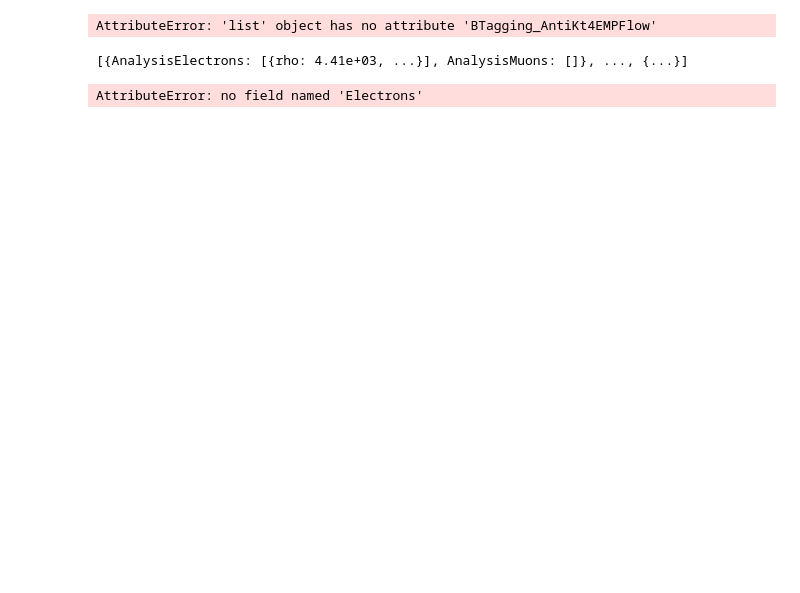
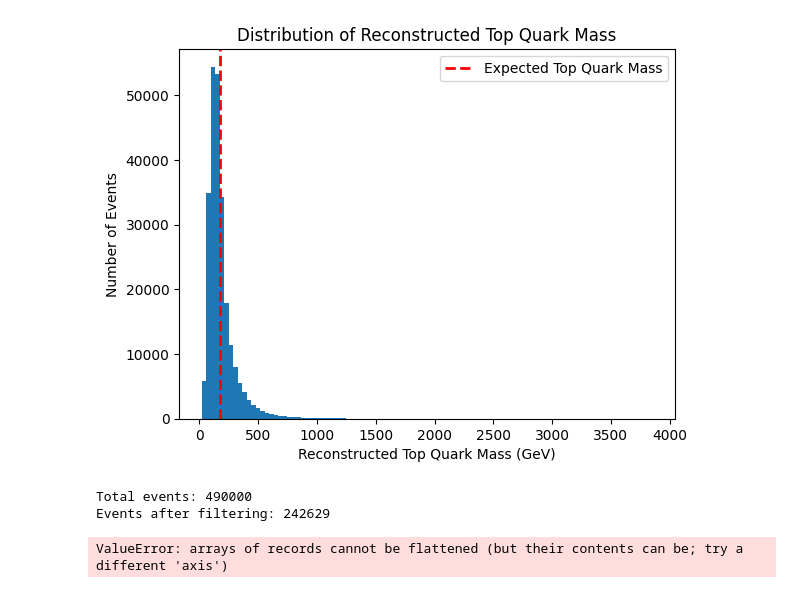
Before and after one commit to Zhavi221/atlas-utilization, a Jupyter notebook: main.ipynb, the cells around one changed output. Saved outputs shown, nothing was run; the diff lists cells and outputs as text; code cells hidden in the pictures; blank space fills up the shorter version.

Commit message:
parse files functions work on generic schema and also checks if a branch exists

```diff
--- a/main.ipynb
+++ b/main.ipynb
@@ -15,5 +15,4 @@ import traceback
 %load_ext autoreload
 %autoreload 2
 # %%
-atlasparser = parser.ATLAS_Parser(release_year='2020')
-atlasparser.get_real_record_uris()
+atlasparser = parser.ATLAS_Parser(release_year='')
@@ -59,41 +58,38 @@ def no_overlap(obj1, obj2, deltaR=0.4):
 
 def mjjj(jets):
     candidates = ak.combinations(jets, 3)
     j1, j2, j3 = ak.unzip(candidates)
-    has_b = (j1.is_bjet + j2.is_bjet + j3.is_bjet) > 0
     candidates["p4"] = j1 + j2 + j3
-    candidates = candidates[has_b]
     candidates = candidates[ak.argmax(candidates.p4.pt, axis=1, keepdims=True)]
     return candidates.p4.mass
 
 def processed(events):
     events = copy.copy(events) # shallow copy
-    events["Jets", "btag_prob"] = events.BTagging_AntiKt4EMPFlow.DL1dv01_pb
     events["Electrons"] = selected_electrons(events.Electrons)
     events["Muons"] = selected_muons(events.Muons)
     events["Jets"] = selected_jets(events.Jets)
     events["Jets"] = events.Jets[no_overlap(events.Jets, events.Electrons)]
-    events["Jets", "is_bjet"] = events.Jets.btag_prob > 0.85
     events = events[
         (ak.num(events.Jets) >= 4) # at least 4 jets
         & ((ak.num(events.Electrons) + ak.num(events.Muons)) == 1) # exactly one lepton
-        & (ak.num(events.Jets[events.Jets.is_bjet]) >= 2) # at least two btagged jets with prob > 0.85
     ]
     return ak.to_packed(events)
 
-events = processed(atlas_parser.events)
+events = processed(atlasparser.events)
 plt.hist(ak.flatten(mjjj(events.Jets) / GeV, axis=None), bins=100)
 plt.xlabel("Reconstructed Top Quark Mass (GeV)")
 plt.ylabel("Number of Events")
 plt.title("Distribution of Reconstructed Top Quark Mass")
 plt.axvline(172.76, color='r', linestyle='dashed', linewidth=2, label='Expected Top Quark Mass')
 plt.legend()
 plt.show()
 
-print('Total events:', len(atlas_parser.events))
+print('Total events:', len(atlasparser.events))
 print('Events after filtering:', len(events))
 # %% [output]
+[figure, added]
-AttributeError: 'list' object has no attribute 'BTagging_AntiKt4EMPFlow'
+Total events: 490000
+Events after filtering: 242629
 # %%
 def selected_electrons(el):
     return el[(el.pt > 10 * GeV) & (abs(el.eta) < 2.47)]
@@ -112,7 +108,7 @@ def electron_posi_muon_antimuon(events):
     ]
     return ak.to_packed(events)
 
-events = electron_posi_muon_antimuon(atlas_parser.events)
+events = electron_posi_muon_antimuon(atlasparser.events)
 plt.hist(ak.flatten(events) / GeV, axis=None, bins=100)
 plt.xlabel("Reconstructed Top Quark Mass (GeV)")
 plt.ylabel("Number of Events")
@@ -121,8 +117,7 @@ plt.axvline(172.76, color='r', linestyle='dashed', linewidth=2, label='Expected
 plt.legend()
 plt.show()
 
-print('Total events:', len(atlas_parser.events))
+print('Total events:', len(atlasparser.events))
 print('Events after filtering:', len(events))
 # %% [output]
-[{AnalysisElectrons: [{rho: 4.41e+03, ...}], AnalysisMuons: []}, ..., {...}]
+ValueError: arrays of records cannot be flattened (but their contents can be; try a different 'axis')
-AttributeError: no field named 'Electrons'
```
Also changed, not shown: parts of 5 cells of this notebook, 4 other files.
